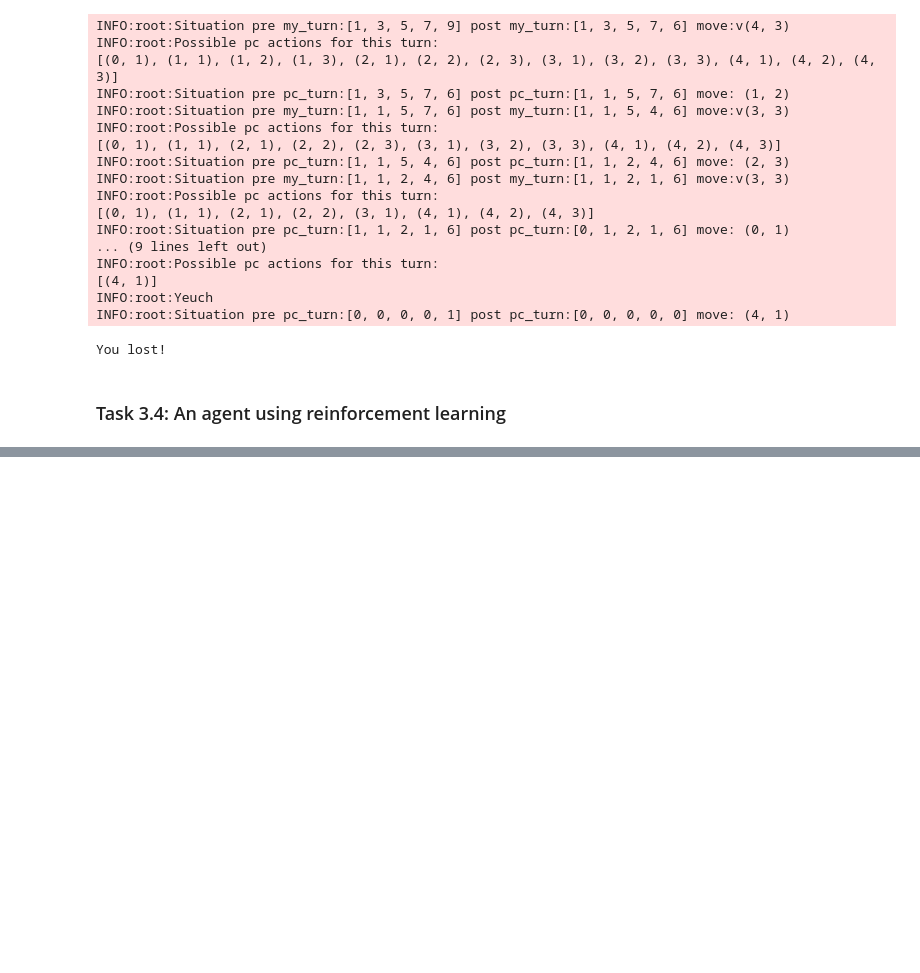
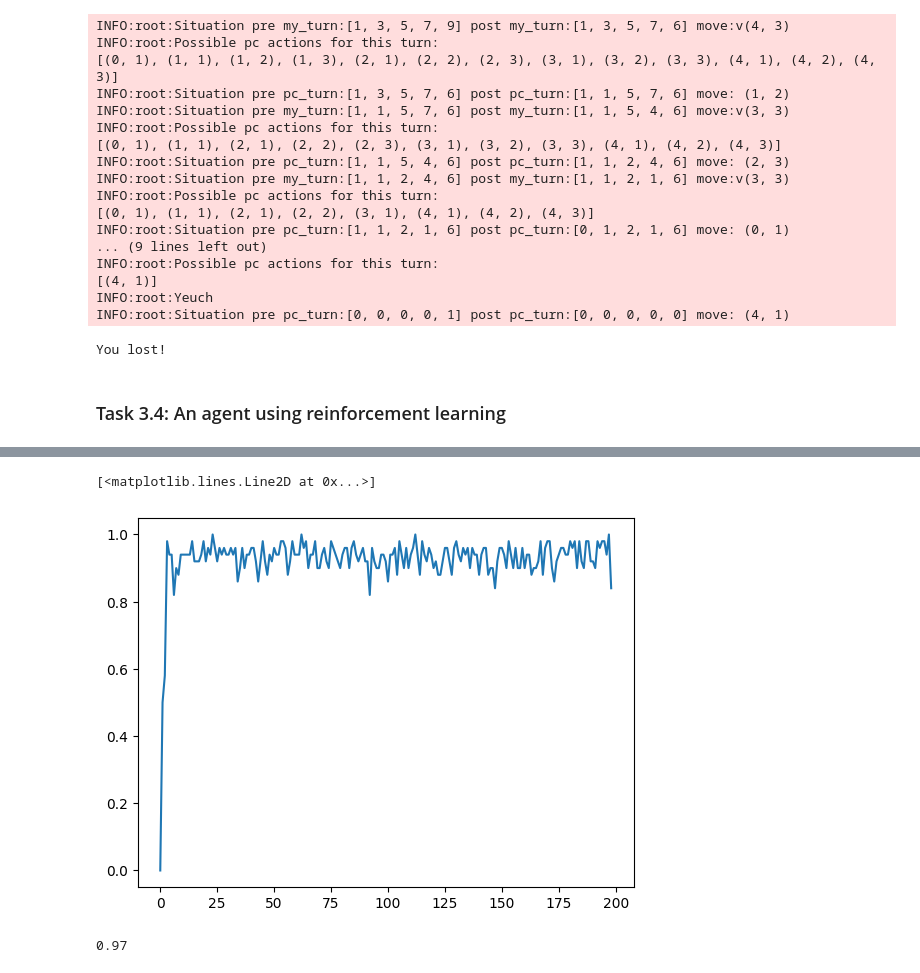
Before and after one commit to bred91/Computational-Intelligence, a Jupyter notebook: lab3/Lab_3.ipynb, the cells around one changed output, grey strips where cells are left out. Saved outputs shown, nothing was run; the diff lists cells and outputs as text; code cells hidden in the pictures; blank space fills up the shorter version.

```diff
--- a/lab3/Lab_3.ipynb
+++ b/lab3/Lab_3.ipynb
@@ -697,0 +864,19 @@ You lost!
+# %%
+def possible_actions( state, k = None):
+        '''returns a list of possible actions for a given state'''
+
+        listo = []
+        if k == None:
+            # if k is not defined, then the player can remove any number of objects from any row
+
+            for row, objects in enumerate(state):
+                for remaining in range(objects):
+                    listo.append((row,objects - remaining))
+            return listo
+        else:
+            # if k is defined, then the player can remove any number of objects up to k from any row
+            for row, objects in enumerate(state):
+                for remain in range(objects):
+                    if objects - remain <= k:
+                        listo.append((row, objects - remain))
+            return listo
@@ -697,0 +937,10 @@ You lost!
+# %%
+plt.plot(winrate_history)
+# %% [output]
+[<matplotlib.lines.Line2D at 0x...>]
+[figure, added]
+# %%
+# average of the last 10 winrates (last 500 games)
+round(sum(winrate_history[-10:]) / len(winrate_history[-10:]),2)
+# %% [output]
+0.97
```
Also changed, not shown: parts of 11 cells of this notebook.
